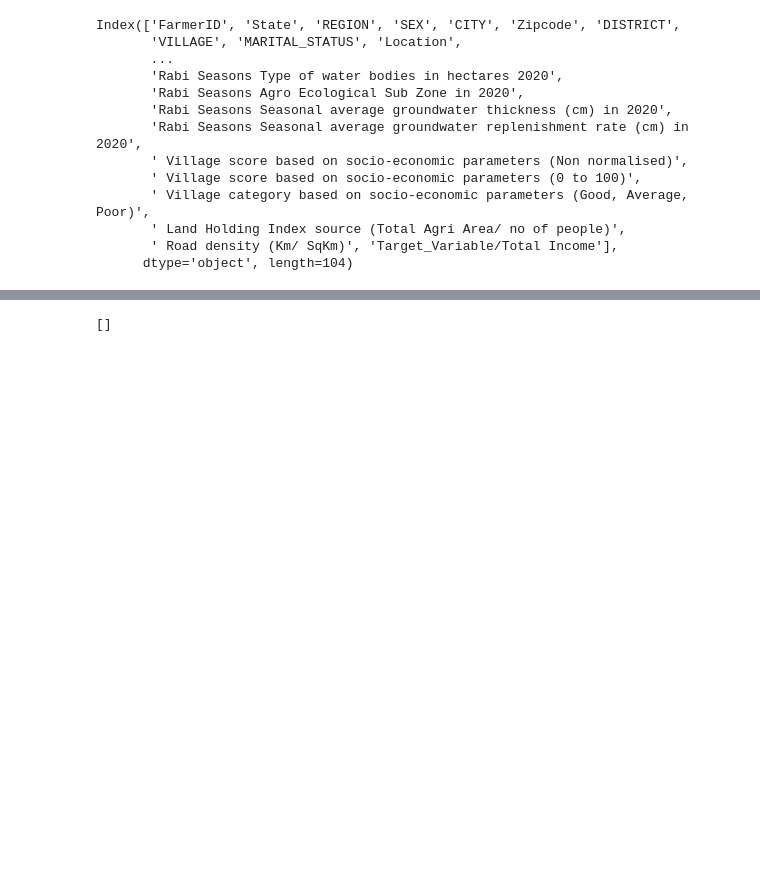
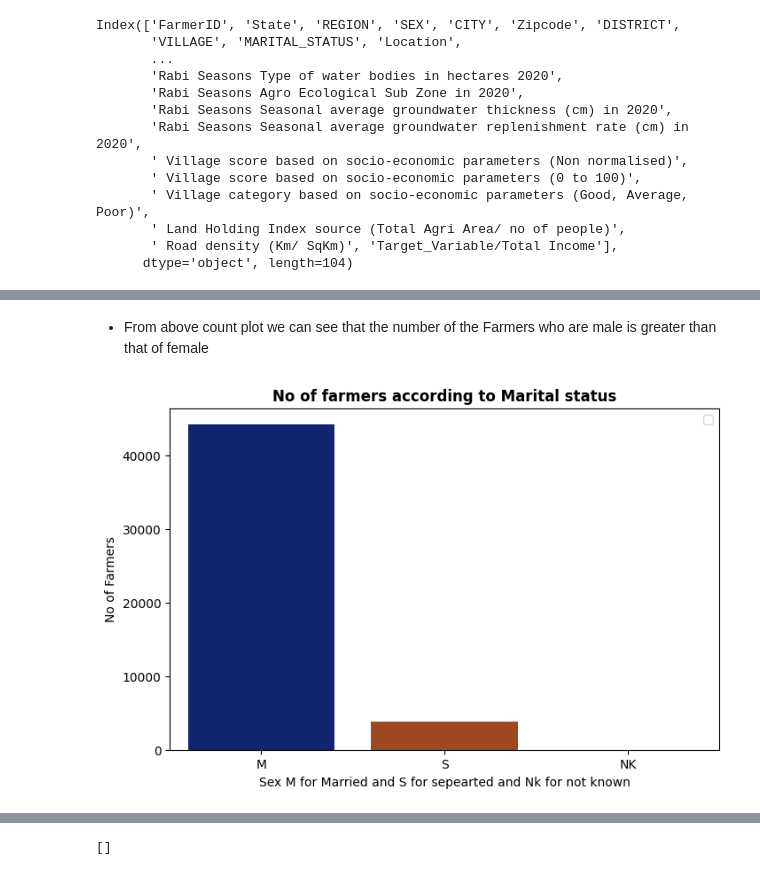
Before and after one commit to jatin0013/Farmer-Income-Predictor, a Jupyter notebook: Model.ipynb, the cells around one changed output, grey strips where cells are left out. Drawn from its saved outputs; the diff is of its cells as text; code cells hidden in the pictures; blank space fills up the shorter version.

```diff
--- a/Model.ipynb
+++ b/Model.ipynb
@@ -212,0 +239,13 @@ df['score_2022-21_kharif'] = df['Kharif Seasons Agricultural Score in 2021']-df[
+# %% [markdown]
+* From above count plot we can see that the number of the Farmers who are male is greater than that of female
+# %%
+# checking ditribution of farmers accoridng to maritial status
+plt.figure(figsize=(8,5))
+sns.countplot(x='MARITAL_STATUS', data=df , palette='dark')
+plt.title("No of farmers according to Marital status" , fontweight = 'bold')
+plt.xlabel("Sex M for Married and S for sepearted and Nk for not known")
+plt.ylabel("No of Farmers")
+plt.legend()
+plt.show()
+# %% [output]
+[figure, added]
```
Also changed, not shown: parts of 11 cells of this notebook.
